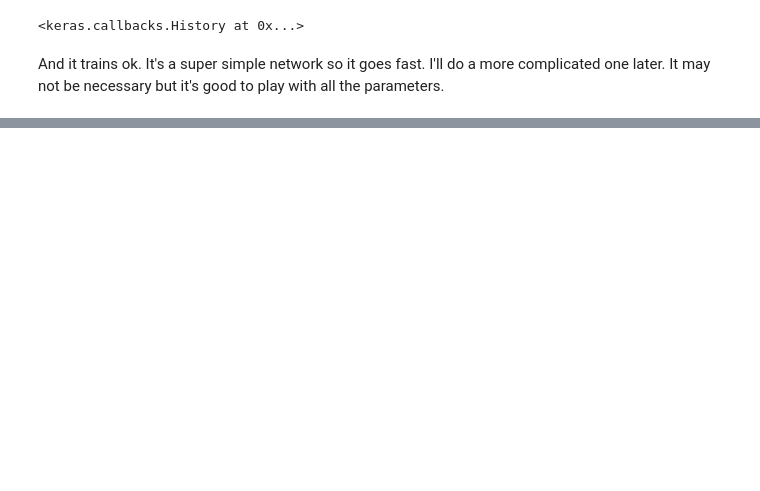
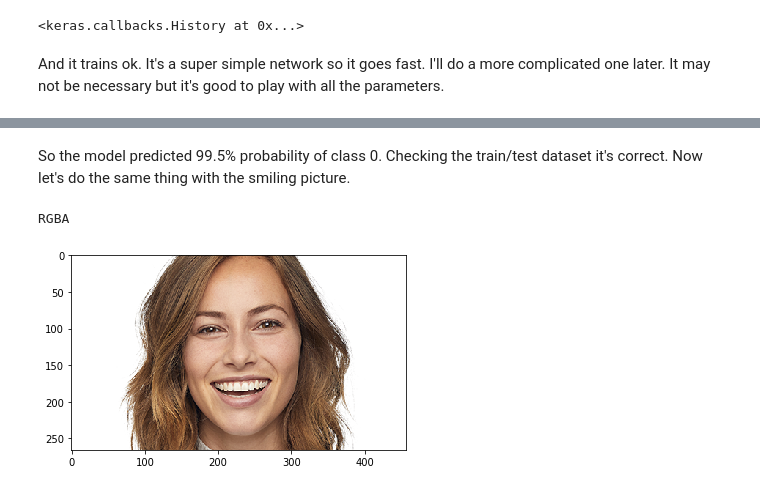
Before and after one commit to DrAlexSanz/Happy-house, a Jupyter notebook: Smile_detector_using_Keras.ipynb, the cells around one changed output, grey strips where cells are left out. Saved outputs shown, nothing was run; the diff lists cells and outputs as text; code cells hidden in the pictures; blank space fills up the shorter version.

```diff
--- a/Smile_detector_using_Keras.ipynb
+++ b/Smile_detector_using_Keras.ipynb
@@ -241,0 +288,10 @@ plt.legend(loc = "best")
+# %% [markdown]
+So the model predicted 99.5% probability of class 0. Checking the train/test dataset it's correct. Now let's do the same thing with the smiling picture.
+# %%
+#Smile image. Let's see. First load, then resize to 64x64 and then predict.
+smi = Image.open("Happy-house/smile.png")
+plt.imshow(smi)
+print(smi.mode)
+# %% [output]
+RGBA
+[figure, added]
```
Also changed, not shown: parts of 24 cells of this notebook.
